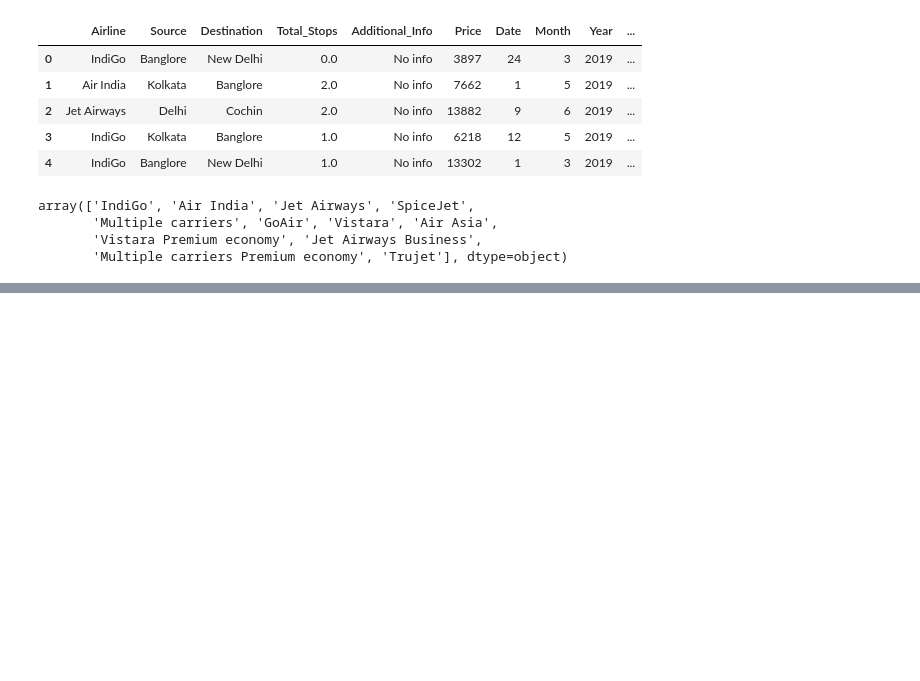
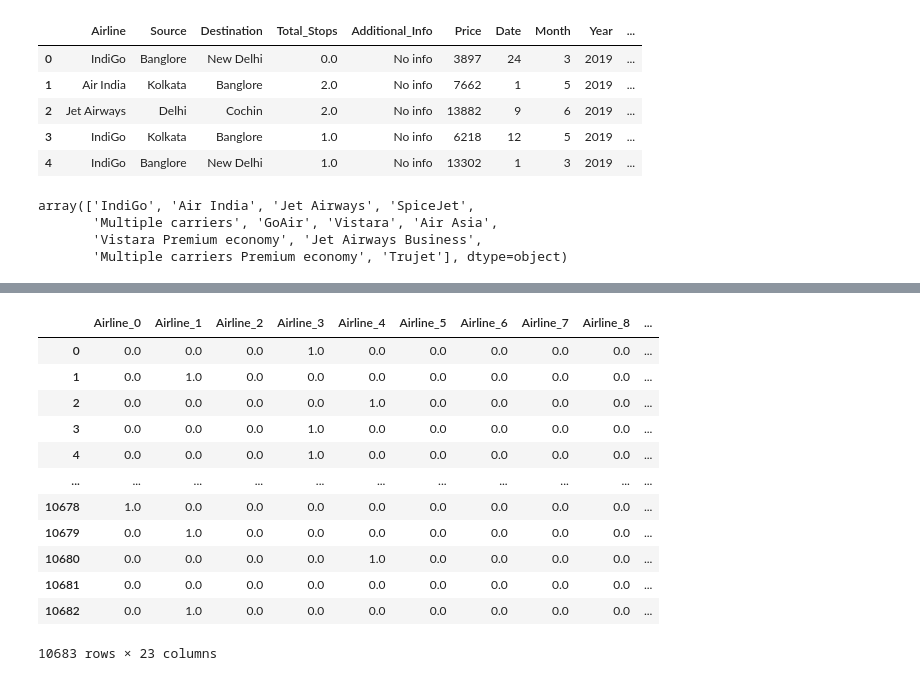
Before and after one commit to Thameempp/Data-analysis, a Jupyter notebook: EDA/EDA_Basics.ipynb, the cells around one changed output, grey strips where cells are left out. Cells and saved outputs as stored; diff of their text form; code cells hidden in the pictures; blank space fills up the shorter version.

Commit message:
EDA basics updated with basic one hot encoder

```diff
--- a/EDA/EDA_Basics.ipynb
+++ b/EDA/EDA_Basics.ipynb
@@ -252,0 +273,8 @@ array(['IndiGo', 'Air India', 'Jet Airways', 'SpiceJet',
+# %%
+from sklearn.preprocessing import LabelEncoder,  OneHotEncoder
+LabelEncoder = LabelEncoder()
+# %%
+df['Airline'] = LabelEncoder.fit_transform(df['Airline'])
+df['Source'] = LabelEncoder.fit_transform(df['Source'])
+df['Destination'] = LabelEncoder.fit_transform(df['Destination'])
+df['Additional_Info'] = LabelEncoder.fit_transform(df['Additional_Info'])
@@ -252,0 +310,4 @@ array(['IndiGo', 'Air India', 'Jet Airways', 'SpiceJet',
+# %%
+encoder = OneHotEncoder()
+# %%
+encoder.fit_transform(df[['Airline', 'Source', 'Destination']]).toarray()
@@ -252,0 +322,16 @@ array(['IndiGo', 'Air India', 'Jet Airways', 'SpiceJet',
+# %%
+pd.DataFrame(encoder.fit_transform(df[['Airline', 'Source', 'Destination']]).toarray(), columns=encoder.get_feature_names_out())
+# %% [output]
+|  | Airline_0 | Airline_1 | Airline_2 | Airline_3 | Airline_4 | Airline_5 | Airline_6 | Airline_7 | Airline_8 | ... |
+| 0 | 0.0 | 0.0 | 0.0 | 1.0 | 0.0 | 0.0 | 0.0 | 0.0 | 0.0 | ... |
+| 1 | 0.0 | 1.0 | 0.0 | 0.0 | 0.0 | 0.0 | 0.0 | 0.0 | 0.0 | ... |
+| 2 | 0.0 | 0.0 | 0.0 | 0.0 | 1.0 | 0.0 | 0.0 | 0.0 | 0.0 | ... |
+| 3 | 0.0 | 0.0 | 0.0 | 1.0 | 0.0 | 0.0 | 0.0 | 0.0 | 0.0 | ... |
+| 4 | 0.0 | 0.0 | 0.0 | 1.0 | 0.0 | 0.0 | 0.0 | 0.0 | 0.0 | ... |
+| ... | ... | ... | ... | ... | ... | ... | ... | ... | ... | ... |
+| 10678 | 1.0 | 0.0 | 0.0 | 0.0 | 0.0 | 0.0 | 0.0 | 0.0 | 0.0 | ... |
+| 10679 | 0.0 | 1.0 | 0.0 | 0.0 | 0.0 | 0.0 | 0.0 | 0.0 | 0.0 | ... |
+| 10680 | 0.0 | 0.0 | 0.0 | 0.0 | 1.0 | 0.0 | 0.0 | 0.0 | 0.0 | ... |
+| 10681 | 0.0 | 0.0 | 0.0 | 0.0 | 0.0 | 0.0 | 0.0 | 0.0 | 0.0 | ... |
+| 10682 | 0.0 | 1.0 | 0.0 | 0.0 | 0.0 | 0.0 | 0.0 | 0.0 | 0.0 | ... |
+10683 rows × 23 columns
```
Also changed, not shown: parts of 7 cells of this notebook, 1 other file.
